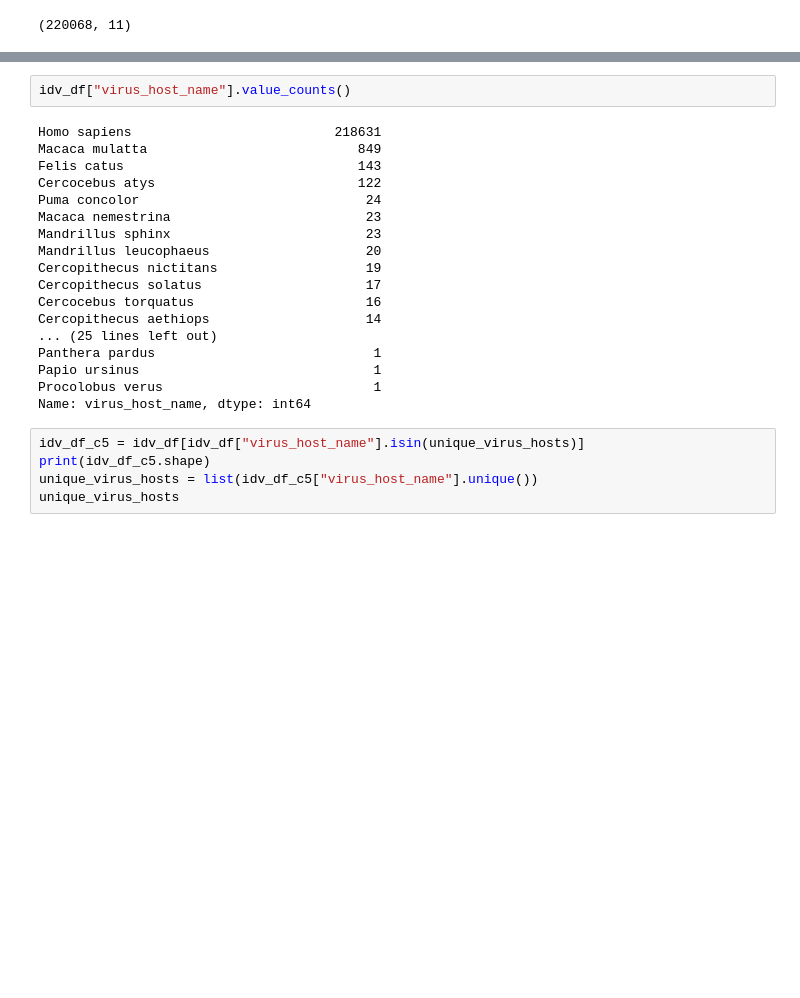
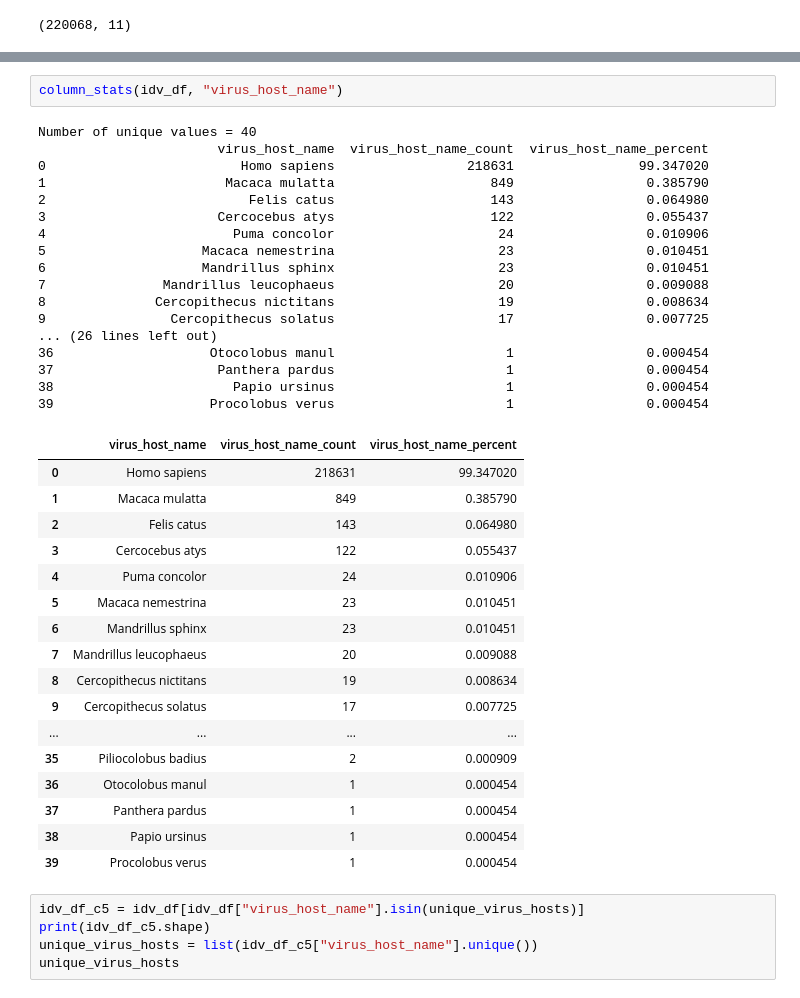
Before and after one commit to NSF-COMPASS-Center/HAVEN, a Jupyter notebook: src/jupyter_notebooks/datasets/generation/uniref90_embl_mapping_dataset_20240131_20240227.ipynb, the cells around one changed output, grey strips where cells are left out. Drawn from its saved outputs; the diff is of its cells as text; blank space fills up the shorter version.

```diff
--- a/src/jupyter_notebooks/datasets/generation/uniref90_embl_mapping_dataset_20240131_20240227.ipynb
+++ b/src/jupyter_notebooks/datasets/generation/uniref90_embl_mapping_dataset_20240131_20240227.ipynb
@@ -345,23 +365,40 @@ idv_df.shape
 # %%
-idv_df["virus_host_name"].value_counts()
+column_stats(idv_df, "virus_host_name")
 # %% [output]
-Homo sapiens                          218631
-Macaca mulatta                           849
-Felis catus                              143
-Cercocebus atys                          122
-Puma concolor                             24
-Macaca nemestrina                         23
-Mandrillus sphinx                         23
-Mandrillus leucophaeus                    20
-Cercopithecus nictitans                   19
-Cercopithecus solatus                     17
-Cercocebus torquatus                      16
-Cercopithecus aethiops                    14
-... (25 lines left out)
-Panthera pardus                            1
-Papio ursinus                              1
-Procolobus verus                           1
-Name: virus_host_name, dtype: int64
+Number of unique values = 40
+                       virus_host_name  virus_host_name_count  virus_host_name_percent
+0                         Homo sapiens                 218631                99.347020
+1                       Macaca mulatta                    849                 0.385790
+2                          Felis catus                    143                 0.064980
+3                      Cercocebus atys                    122                 0.055437
+4                        Puma concolor                     24                 0.010906
+5                    Macaca nemestrina                     23                 0.010451
+6                    Mandrillus sphinx                     23                 0.010451
+7               Mandrillus leucophaeus                     20                 0.009088
+8              Cercopithecus nictitans                     19                 0.008634
+9                Cercopithecus solatus                     17                 0.007725
+... (26 lines left out)
+36                    Otocolobus manul                      1                 0.000454
+37                     Panthera pardus                      1                 0.000454
+38                       Papio ursinus                      1                 0.000454
+39                    Procolobus verus                      1                 0.000454
+|  | virus_host_name | virus_host_name_count | virus_host_name_percent |
+| 0 | Homo sapiens | 218631 | 99.347020 |
+| 1 | Macaca mulatta | 849 | 0.385790 |
+| 2 | Felis catus | 143 | 0.064980 |
+| 3 | Cercocebus atys | 122 | 0.055437 |
+| 4 | Puma concolor | 24 | 0.010906 |
+| 5 | Macaca nemestrina | 23 | 0.010451 |
+| 6 | Mandrillus sphinx | 23 | 0.010451 |
+| 7 | Mandrillus leucophaeus | 20 | 0.009088 |
+| 8 | Cercopithecus nictitans | 19 | 0.008634 |
+| 9 | Cercopithecus solatus | 17 | 0.007725 |
+| ... | ... | ... | ... |
+| 35 | Piliocolobus badius | 2 | 0.000909 |
+| 36 | Otocolobus manul | 1 | 0.000454 |
+| 37 | Panthera pardus | 1 | 0.000454 |
+| 38 | Papio ursinus | 1 | 0.000454 |
+| 39 | Procolobus verus | 1 | 0.000454 |
 # %%
 idv_df_c5 = idv_df[idv_df["virus_host_name"].isin(unique_virus_hosts)]
 print(idv_df_c5.shape)
```
Also changed, not shown: parts of 1 cell of this notebook, 6 other files.
